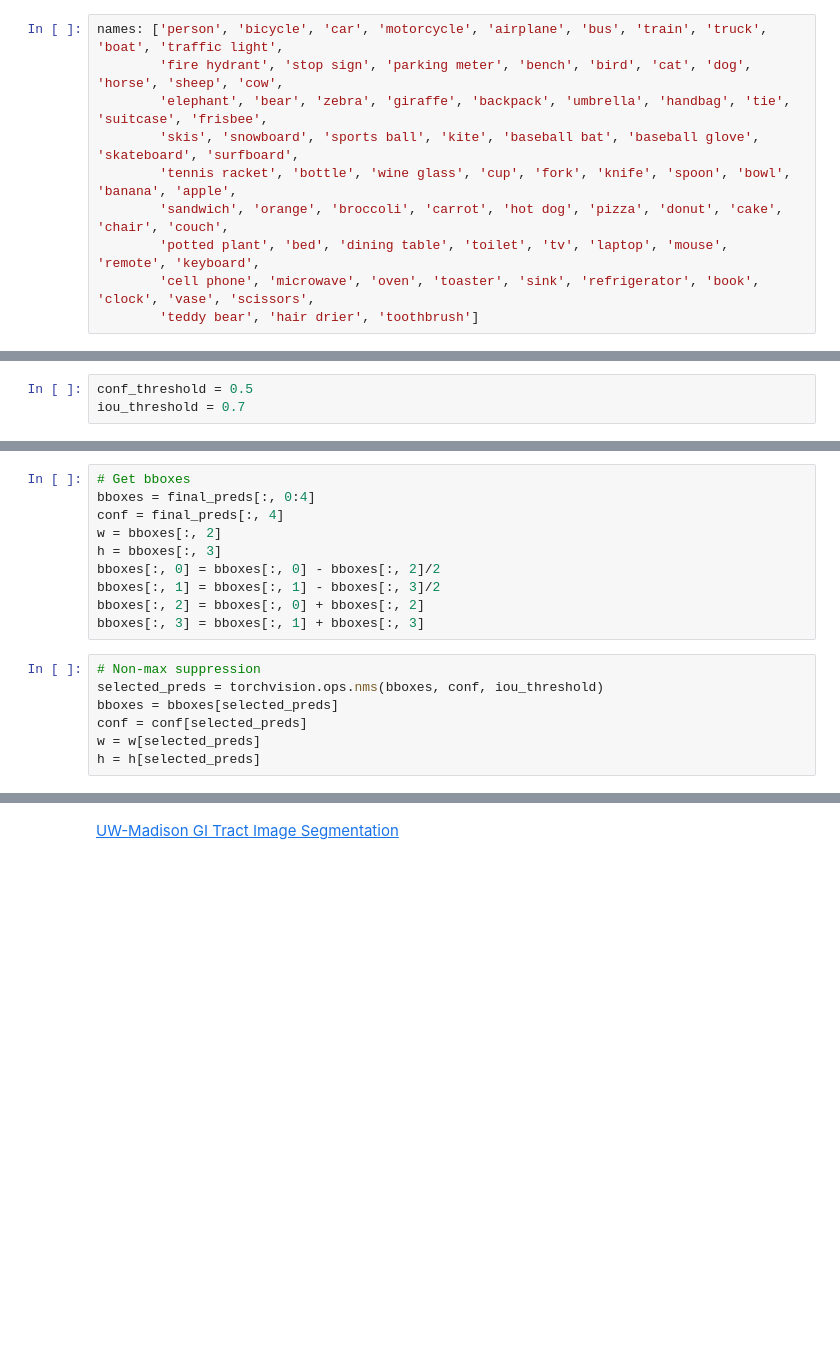
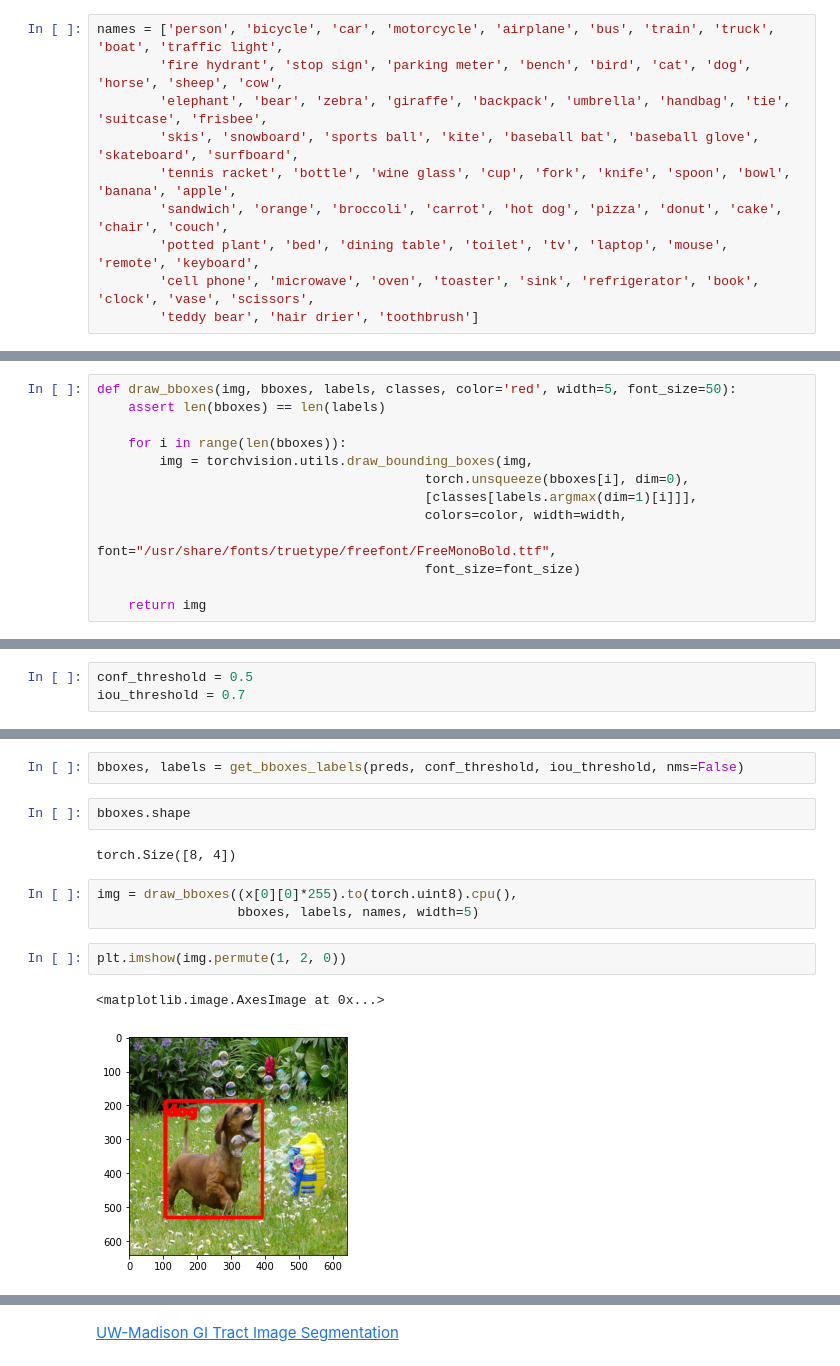
Before and after one commit to ramajoballester/mil_deeplearning, a Jupyter notebook: 4_aplicaciones.ipynb, the cells around one changed output, grey strips where cells are left out. Drawn from its saved outputs; the diff is of its cells as text; blank space fills up the shorter version.

```diff
--- a/4_aplicaciones.ipynb
+++ b/4_aplicaciones.ipynb
@@ -58,7 +58,7 @@ plt.imshow(x[0][0].permute(1, 2, 0))
 # %%
 device = torch.device('cuda' if torch.cuda.is_available() else 'cpu')
 # %%
-names: ['person', 'bicycle', 'car', 'motorcycle', 'airplane', 'bus', 'train', 'truck', 'boat', 'traffic light',
+names = ['person', 'bicycle', 'car', 'motorcycle', 'airplane', 'bus', 'train', 'truck', 'boat', 'traffic light',
         'fire hydrant', 'stop sign', 'parking meter', 'bench', 'bird', 'cat', 'dog', 'horse', 'sheep', 'cow',
         'elephant', 'bear', 'zebra', 'giraffe', 'backpack', 'umbrella', 'handbag', 'tie', 'suitcase', 'frisbee',
         'skis', 'snowboard', 'sports ball', 'kite', 'baseball bat', 'baseball glove', 'skateboard', 'surfboard',
@@ -73,0 +102,13 @@ preds = model(x[0].to(device))
+# %%
+def draw_bboxes(img, bboxes, labels, classes, color='red', width=5, font_size=50):
+    assert len(bboxes) == len(labels)
+
+    for i in range(len(bboxes)):
+        img = torchvision.utils.draw_bounding_boxes(img,
+                                          torch.unsqueeze(bboxes[i], dim=0),
+                                          [classes[labels.argmax(dim=1)[i]]],
+                                          colors=color, width=width,
+                                          font="/usr/share/fonts/truetype/freefont/FreeMonoBold.ttf",
+                                          font_size=font_size)
+
+    return img
@@ -80,17 +122,14 @@ final_preds = preds[candidates]
-# %%
-# Get bboxes
-bboxes = final_preds[:, 0:4]
-conf = final_preds[:, 4]
-w = bboxes[:, 2]
-h = bboxes[:, 3]
-bboxes[:, 0] = bboxes[:, 0] - bboxes[:, 2]/2
-bboxes[:, 1] = bboxes[:, 1] - bboxes[:, 3]/2
-bboxes[:, 2] = bboxes[:, 0] + bboxes[:, 2]
-bboxes[:, 3] = bboxes[:, 1] + bboxes[:, 3]
-# %%
-# Non-max suppression
-selected_preds = torchvision.ops.nms(bboxes, conf, iou_threshold)
-bboxes = bboxes[selected_preds]
-conf = conf[selected_preds]
-w = w[selected_preds]
-h = h[selected_preds]
+# %%
+bboxes, labels = get_bboxes_labels(preds, conf_threshold, iou_threshold, nms=False)
+# %%
+bboxes.shape
+# %% [output]
+torch.Size([8, 4])
+# %%
+img = draw_bboxes((x[0][0]*255).to(torch.uint8).cpu(),
+                  bboxes, labels, names, width=5)
+# %%
+plt.imshow(img.permute(1, 2, 0))
+# %% [output]
+<matplotlib.image.AxesImage at 0x...>
+[figure, added]
```
Also changed, not shown: parts of 37 cells of this notebook.
